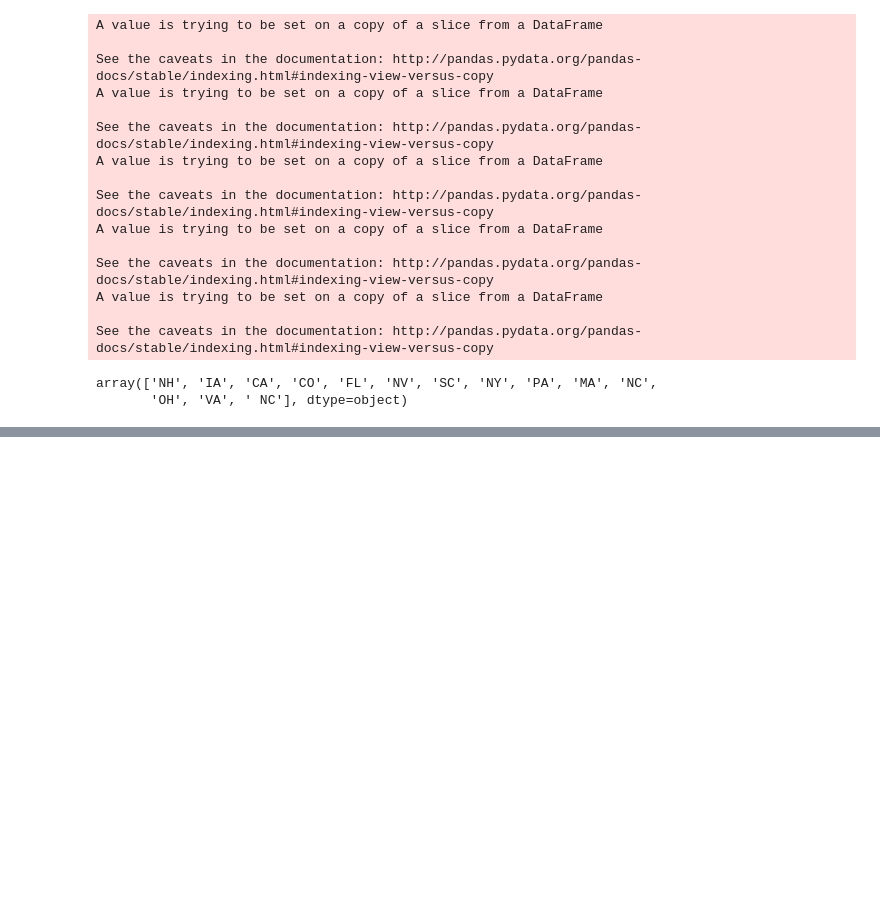
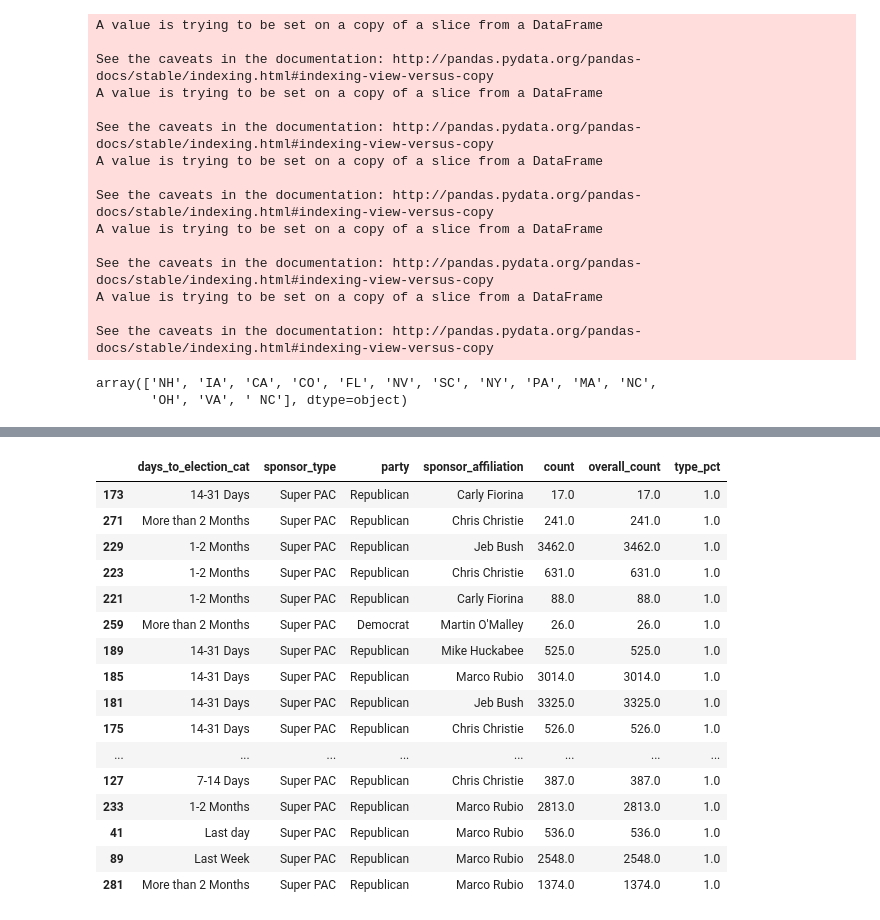
Before and after one commit to CHABOBO/project_ad_el_archive, a Jupyter notebook: project_2_read-OW_edit.ipynb, the cells around one changed output, grey strips where cells are left out. Saved outputs shown, nothing was run; the diff lists cells and outputs as text; code cells hidden in the pictures; blank space fills up the shorter version.

```diff
--- a/project_2_read-OW_edit.ipynb
+++ b/project_2_read-OW_edit.ipynb
@@ -272,9 +289,19 @@ array(['MA/Manchester', 'IA', 'CA', 'CO', 'FL', 'NV', 'SC',
 #Fix State Abbreviations Pt 2
 import datetime
 
+iowa=datetime.date(2016,2,1)
 new_hampshire=datetime.date(2016,2,9)
 south_carolina=datetime.date(2016,2,27)
-
+california=datetime.date(2016,6,7)
+colorado=datetime.date(2016,3,1)
+nevada=datetime.date(2016,2,23)
+north_carolina=datetime.date(2016,3,15)
+ohio=datetime.date(2016,3,15)
+virginia=datetime.date(2016,3,1)
+pennsylvania=datetime.date(2016,4,26)
+florida=datetime.date(2016,3,15)
+new_york=datetime.date(2016,4,19)
+massachusetts=datetime.date(2016,3,1)
 
 df['state'][(df['state']=='MA/Manchester') & (df['start_time']<=new_hampshire)]='NH'
 df['state'][(df['state']=='MA/Manchester') & (df['start_time']>new_hampshire)]='MA'
@@ -308,0 +741,21 @@ array(['NH', 'IA', 'CA', 'CO', 'FL', 'NV', 'SC', 'NY', 'PA', 'MA', 'NC',
+# %%
+dfq3_candidate[(dfq3_candidate.sponsor_type=='Super PAC')
+               & (dfq3_candidate['overall_count']>10)].sort_values('type_pct',ascending=False).head(20)
+# %% [output]
+|  | days_to_election_cat | sponsor_type | party | sponsor_affiliation | count | overall_count | type_pct |
+| 173 | 14-31 Days | Super PAC | Republican | Carly Fiorina | 17.0 | 17.0 | 1.0 |
+| 271 | More than 2 Months | Super PAC | Republican | Chris Christie | 241.0 | 241.0 | 1.0 |
+| 229 | 1-2 Months | Super PAC | Republican | Jeb Bush | 3462.0 | 3462.0 | 1.0 |
+| 223 | 1-2 Months | Super PAC | Republican | Chris Christie | 631.0 | 631.0 | 1.0 |
+| 221 | 1-2 Months | Super PAC | Republican | Carly Fiorina | 88.0 | 88.0 | 1.0 |
+| 259 | More than 2 Months | Super PAC | Democrat | Martin O'Malley | 26.0 | 26.0 | 1.0 |
+| 189 | 14-31 Days | Super PAC | Republican | Mike Huckabee | 525.0 | 525.0 | 1.0 |
+| 185 | 14-31 Days | Super PAC | Republican | Marco Rubio | 3014.0 | 3014.0 | 1.0 |
+| 181 | 14-31 Days | Super PAC | Republican | Jeb Bush | 3325.0 | 3325.0 | 1.0 |
+| 175 | 14-31 Days | Super PAC | Republican | Chris Christie | 526.0 | 526.0 | 1.0 |
+| ... | ... | ... | ... | ... | ... | ... | ... |
+| 127 | 7-14 Days | Super PAC | Republican | Chris Christie | 387.0 | 387.0 | 1.0 |
+| 233 | 1-2 Months | Super PAC | Republican | Marco Rubio | 2813.0 | 2813.0 | 1.0 |
+| 41 | Last day | Super PAC | Republican | Marco Rubio | 536.0 | 536.0 | 1.0 |
+| 89 | Last Week | Super PAC | Republican | Marco Rubio | 2548.0 | 2548.0 | 1.0 |
+| 281 | More than 2 Months | Super PAC | Republican | Marco Rubio | 1374.0 | 1374.0 | 1.0 |
```
Also changed, not shown: parts of 25 cells of this notebook.
